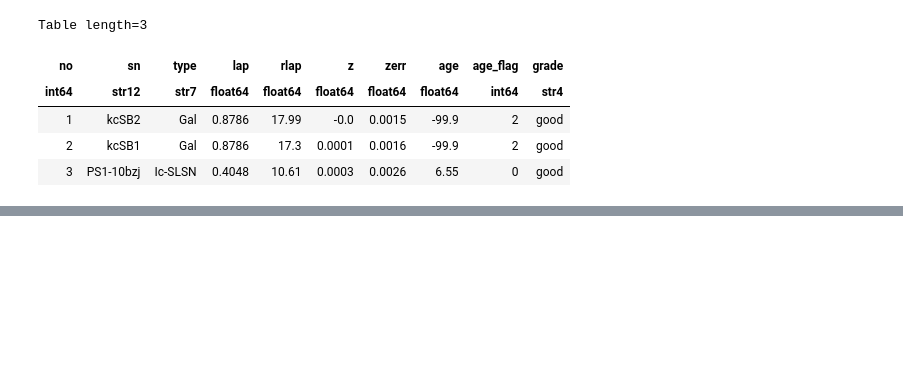
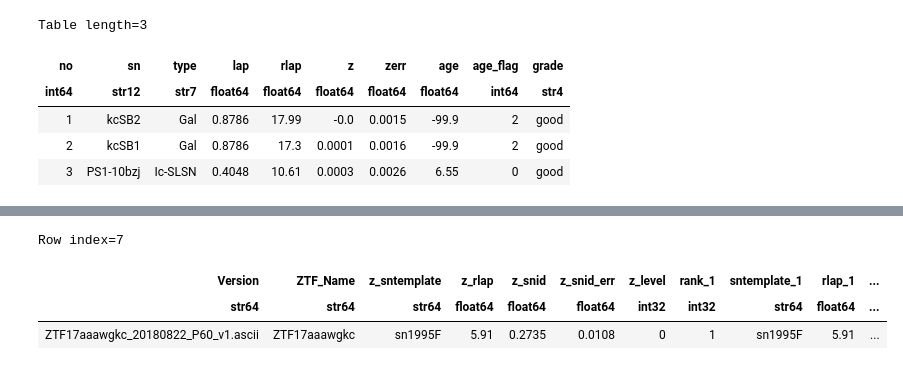
Before and after one commit to Hallflower20/supernova-spectrum-analysis, a Jupyter notebook: PostProccesing/PostProccessingLogic.ipynb, the cells around one changed output, grey strips where cells are left out. Saved outputs shown, nothing was run; the diff lists cells and outputs as text; code cells hidden in the pictures; blank space fills up the shorter version.

```diff
--- a/PostProccesing/PostProccessingLogic.ipynb
+++ b/PostProccesing/PostProccessingLogic.ipynb
@@ -194,0 +410,7 @@ Table length=5
+# %%
+ZTable_best[7]
+# %% [output]
+Row index=7
+| Version | ZTF_Name | z_sntemplate | z_rlap | z_snid | z_snid_err | z_level | rank_1 | sntemplate_1 | rlap_1 | ... |
+| str64 | str64 | str64 | float64 | float64 | float64 | int32 | int32 | str64 | float64 | ... |
+| ZTF17aaawgkc_20180822_P60_v1.ascii | ZTF17aaawgkc | sn1995F | 5.91 | 0.2735 | 0.0108 | 0 | 1 | sn1995F | 5.91 | ... |
```
Also changed, not shown: parts of 16 cells of this notebook, 24 other files.
